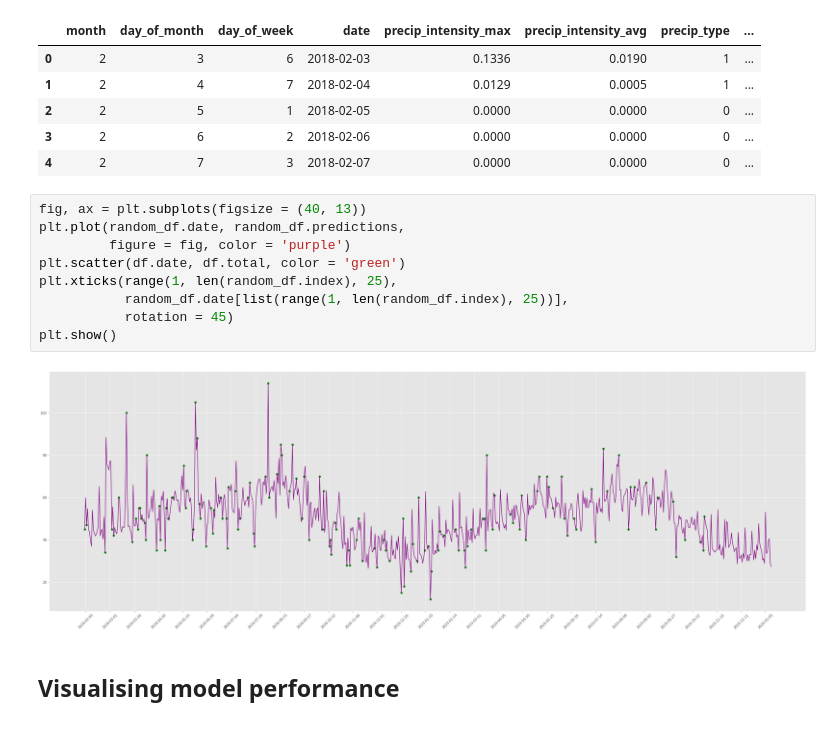
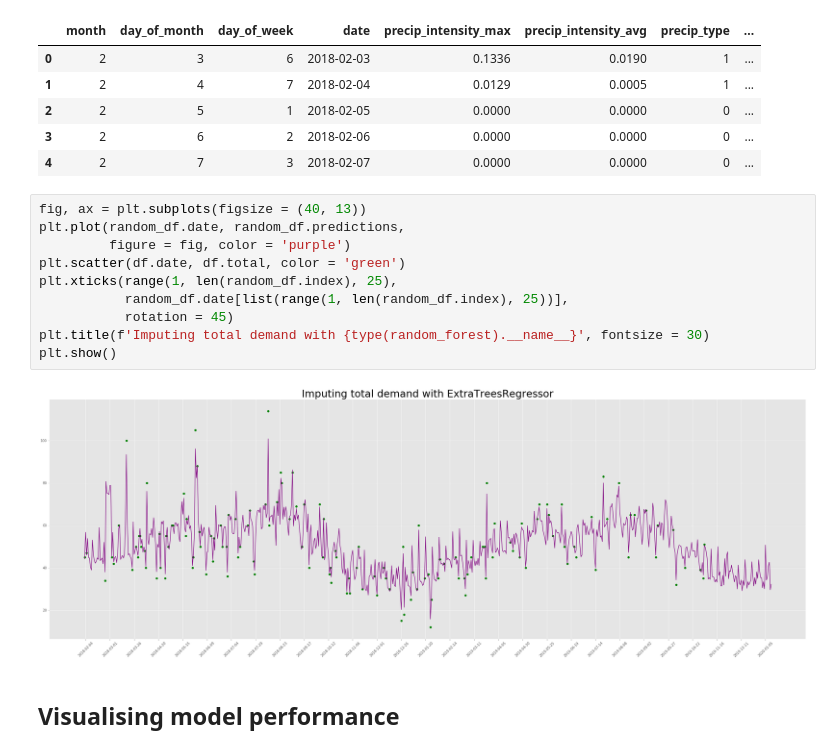
Before and after one commit to souper-streetwise/predictive-model, a Jupyter notebook: src/data_analysis.ipynb, the cells around one changed output. Cells and saved outputs as stored; diff of their text form.

```diff
--- a/src/data_analysis.ipynb
+++ b/src/data_analysis.ipynb
@@ -150,14 +150,15 @@ random_df.head()
 # %%
 fig, ax = plt.subplots(figsize = (40, 13))
 plt.plot(random_df.date, random_df.predictions,
          figure = fig, color = 'purple')
 plt.scatter(df.date, df.total, color = 'green')
 plt.xticks(range(1, len(random_df.index), 25),
            random_df.date[list(range(1, len(random_df.index), 25))],
            rotation = 45)
+plt.title(f'Imputing total demand with {type(random_forest).__name__}', fontsize = 30)
 plt.show()
 # %% [output]
-[figure, old version]
+[figure, new version]
 # %% [markdown]
 ## Visualising model performance
 # %%
```
Also changed, not shown: parts of 2 cells of this notebook.
